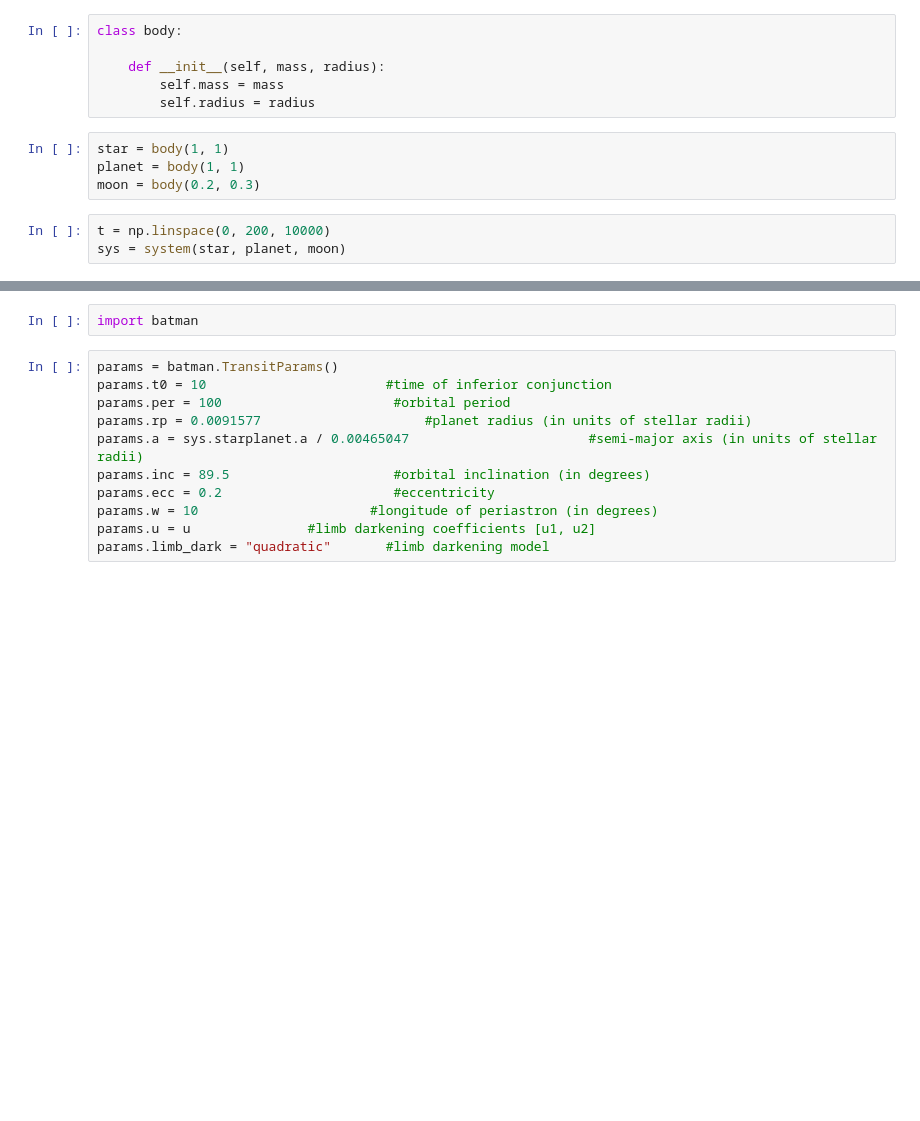
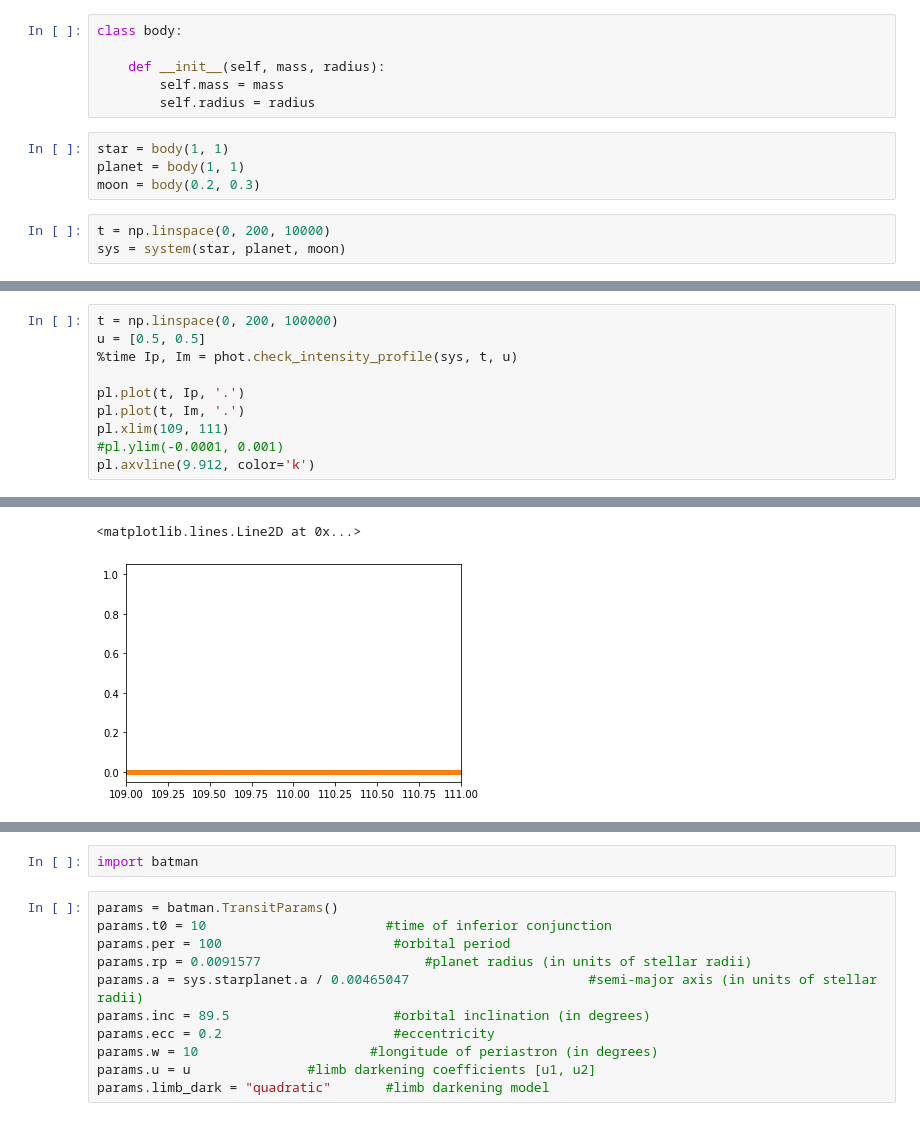
Before and after one commit to tagordon/dynamoon, a Jupyter notebook: kepler/Untitled.ipynb, the cells around one changed output, grey strips where cells are left out. Saved outputs shown, nothing was run; the diff lists cells and outputs as text; blank space fills up the shorter version.

```diff
--- a/kepler/Untitled.ipynb
+++ b/kepler/Untitled.ipynb
@@ -59,0 +62,11 @@ Wall time: 284 ms
+# %%
+t = np.linspace(0, 200, 100000)
+u = [0.5, 0.5]
+%time Ip, Im = phot.check_intensity_profile(sys, t, u)
+
+pl.plot(t, Ip, '.')
+pl.plot(t, Im, '.')
+pl.xlim(109, 111)
+#pl.ylim(-0.0001, 0.001)
+pl.axvline(9.912, color='k')
+# %% [output]
@@ -59,0 +75,2 @@ Wall time: 284 ms
+<matplotlib.lines.Line2D at 0x...>
+[figure, added]
```
Also changed, not shown: parts of 6 cells of this notebook, 3 other files.
